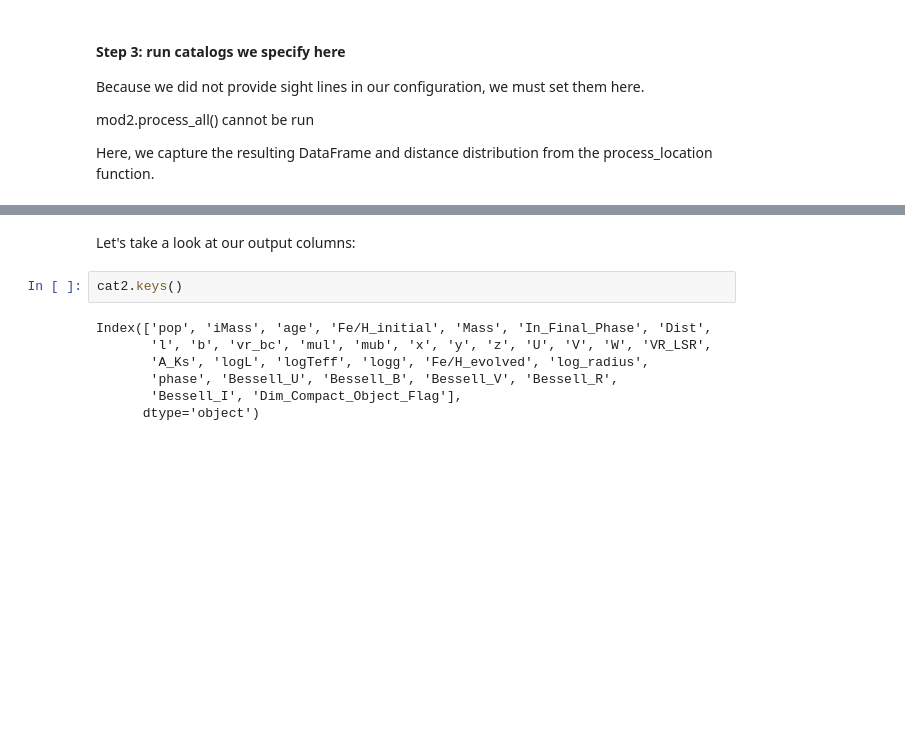
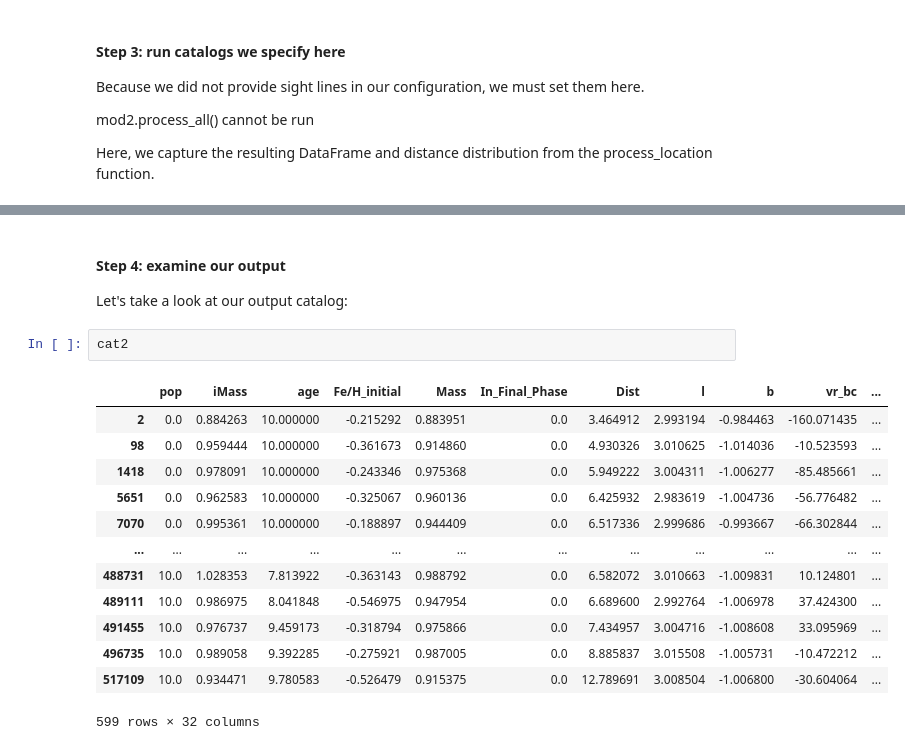
Before and after one commit to synthpop-galaxy/synthpop, a Jupyter notebook: TUTORIAL.ipynb, the cells around one changed output, grey strips where cells are left out. Saved outputs shown, nothing was run; the diff lists cells and outputs as text; blank space fills up the shorter version.

```diff
--- a/TUTORIAL.ipynb
+++ b/TUTORIAL.ipynb
@@ -183,12 +225,20 @@ write result to "outputfiles/hst_bulge_treasury_sim/mod2test_l3.000_b-1.000.csv"
 ---------------------------------------------------------------
 # %% [markdown]
-Let's take a look at our output columns:
+#### Step 4: examine our output
+Let's take a look at our output catalog:
 # %%
-cat2.keys()
+cat2
 # %% [output]
+|  | pop | iMass | age | Fe/H_initial | Mass | In_Final_Phase | Dist | l | b | vr_bc | ... |
+| 2 | 0.0 | 0.884263 | 10.000000 | -0.215292 | 0.883951 | 0.0 | 3.464912 | 2.993194 | -0.984463 | -160.071435 | ... |
+| 98 | 0.0 | 0.959444 | 10.000000 | -0.361673 | 0.914860 | 0.0 | 4.930326 | 3.010625 | -1.014036 | -10.523593 | ... |
+| 1418 | 0.0 | 0.978091 | 10.000000 | -0.243346 | 0.975368 | 0.0 | 5.949222 | 3.004311 | -1.006277 | -85.485661 | ... |
+| 5651 | 0.0 | 0.962583 | 10.000000 | -0.325067 | 0.960136 | 0.0 | 6.425932 | 2.983619 | -1.004736 | -56.776482 | ... |
+| 7070 | 0.0 | 0.995361 | 10.000000 | -0.188897 | 0.944409 | 0.0 | 6.517336 | 2.999686 | -0.993667 | -66.302844 | ... |
+| ... | ... | ... | ... | ... | ... | ... | ... | ... | ... | ... | ... |
+| 488731 | 10.0 | 1.028353 | 7.813922 | -0.363143 | 0.988792 | 0.0 | 6.582072 | 3.010663 | -1.009831 | 10.124801 | ... |
+| 489111 | 10.0 | 0.986975 | 8.041848 | -0.546975 | 0.947954 | 0.0 | 6.689600 | 2.992764 | -1.006978 | 37.424300 | ... |
+| 491455 | 10.0 | 0.976737 | 9.459173 | -0.318794 | 0.975866 | 0.0 | 7.434957 | 3.004716 | -1.008608 | 33.095969 | ... |
+| 496735 | 10.0 | 0.989058 | 9.392285 | -0.275921 | 0.987005 | 0.0 | 8.885837 | 3.015508 | -1.005731 | -10.472212 | ... |
+| 517109 | 10.0 | 0.934471 | 9.780583 | -0.526479 | 0.915375 | 0.0 | 12.789691 | 3.008504 | -1.006800 | -30.604064 | ... |
-Index(['pop', 'iMass', 'age', 'Fe/H_initial', 'Mass', 'In_Final_Phase', 'Dist',
-       'l', 'b', 'vr_bc', 'mul', 'mub', 'x', 'y', 'z', 'U', 'V', 'W', 'VR_LSR',
-       'A_Ks', 'logL', 'logTeff', 'logg', 'Fe/H_evolved', 'log_radius',
-       'phase', 'Bessell_U', 'Bessell_B', 'Bessell_V', 'Bessell_R',
-       'Bessell_I', 'Dim_Compact_Object_Flag'],
-      dtype='object')
+599 rows × 32 columns
```
Also changed, not shown: parts of 9 cells of this notebook, 2 other files.
